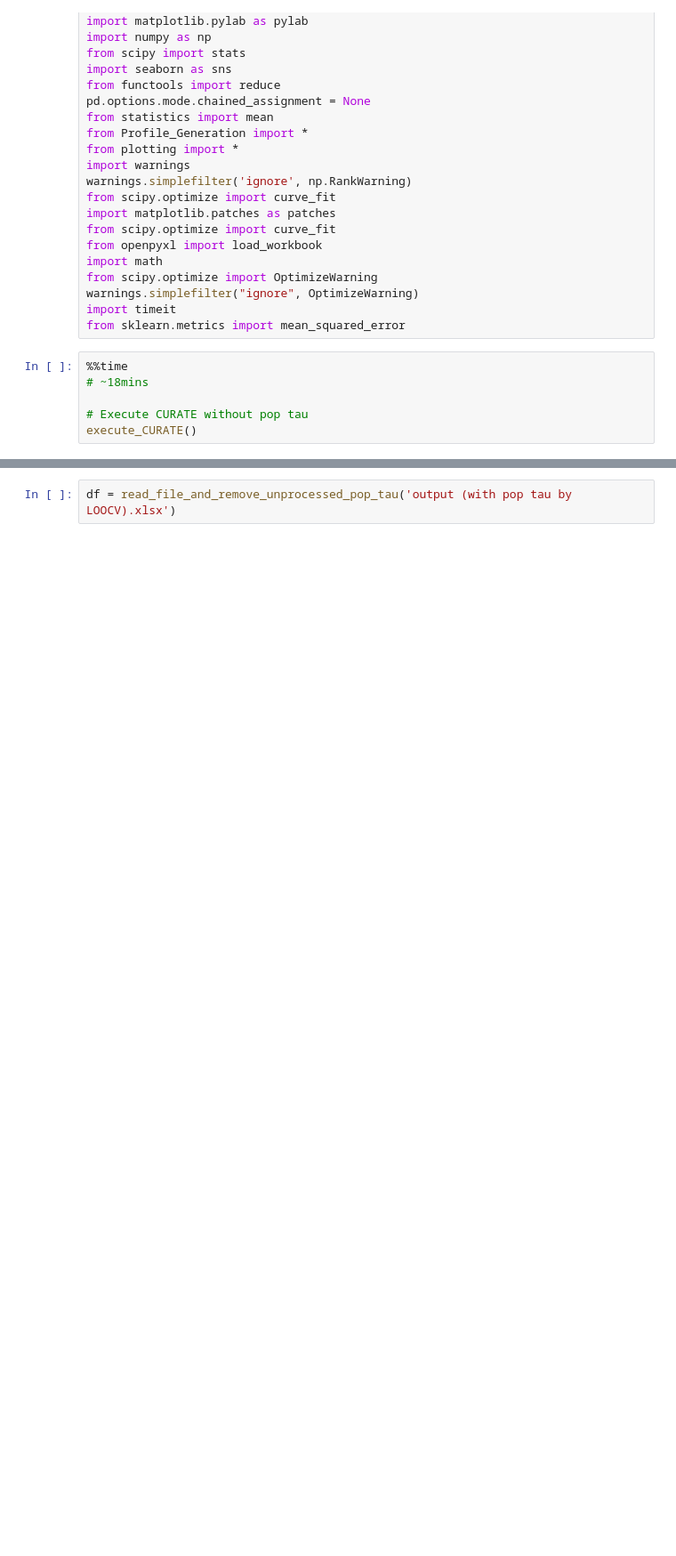
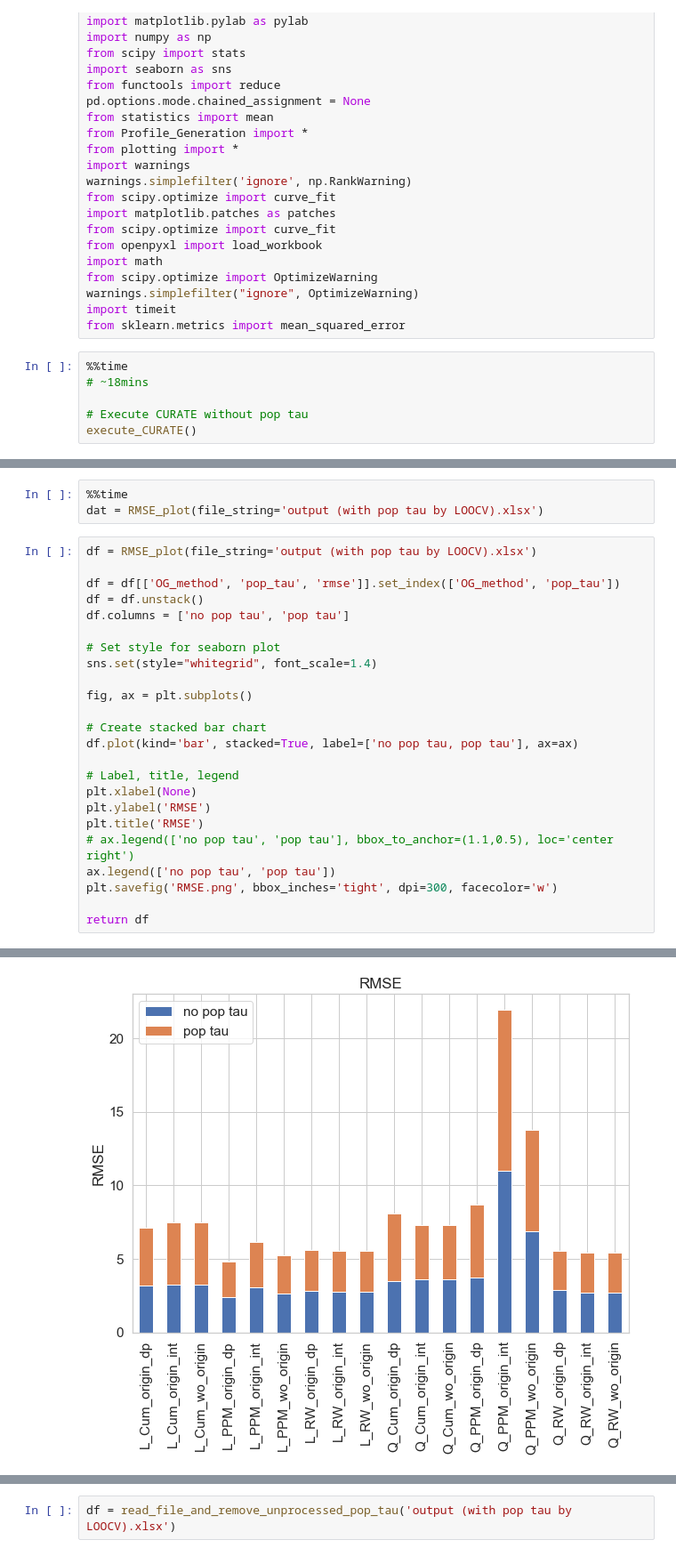
Before and after one commit to tshibei/retro_ped_liver_transplant, a Jupyter notebook: retro_PLT.ipynb, the cells around one changed output, grey strips where cells are left out. Shown at 89% size. Cells and saved outputs as stored; diff of their text form; blank space fills up the shorter version.

```diff
--- a/retro_PLT.ipynb
+++ b/retro_PLT.ipynb
@@ -39,0 +81,28 @@ execute_CURATE_and_update_pop_tau_results('LOOCV', five_fold_cross_val_results_s
+# %%
+%%time
+dat = RMSE_plot(file_string='output (with pop tau by LOOCV).xlsx')
+# %%
+df = RMSE_plot(file_string='output (with pop tau by LOOCV).xlsx')
+
+df = df[['OG_method', 'pop_tau', 'rmse']].set_index(['OG_method', 'pop_tau'])
+df = df.unstack()
+df.columns = ['no pop tau', 'pop tau']
+
+# Set style for seaborn plot
+sns.set(style="whitegrid", font_scale=1.4)
+
+fig, ax = plt.subplots()
+
+# Create stacked bar chart
+df.plot(kind='bar', stacked=True, label=['no pop tau, pop tau'], ax=ax)
+
+# Label, title, legend
+plt.xlabel(None)
+plt.ylabel('RMSE')
+plt.title('RMSE')
+# ax.legend(['no pop tau', 'pop tau'], bbox_to_anchor=(1.1,0.5), loc='center right')
+ax.legend(['no pop tau', 'pop tau'])
+plt.savefig('RMSE.png', bbox_inches='tight', dpi=300, facecolor='w')
+
+return df
+# %% [output]
@@ -40,3 +127,4 @@ execute_CURATE_and_update_pop_tau_results('LOOCV', five_fold_cross_val_results_s
+[figure, added]
 # %%
 %%time
 prediction_error(file_string='output (with pop tau by LOOCV).xlsx')
```
Also changed, not shown: parts of 7 cells of this notebook, 9 other files.
